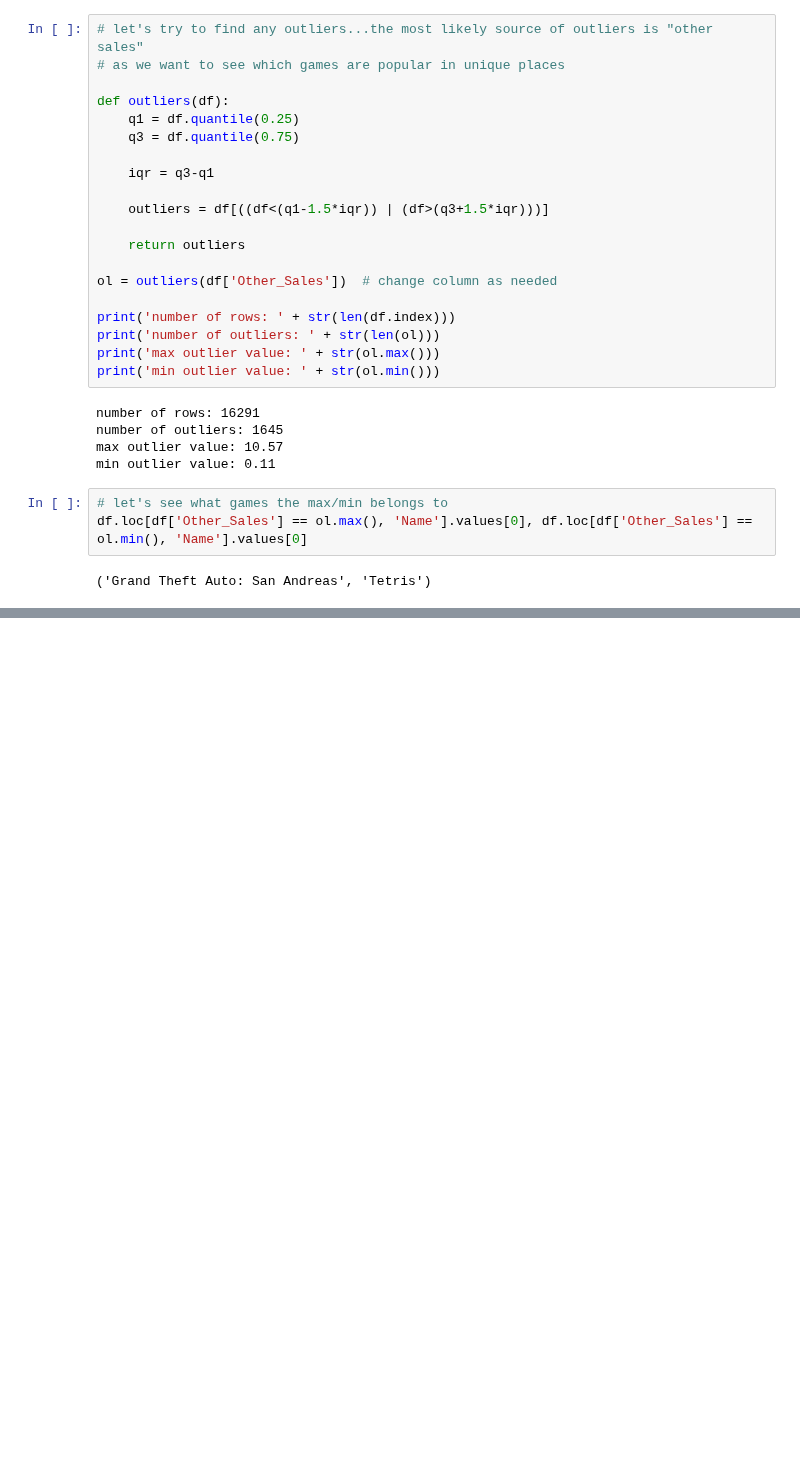
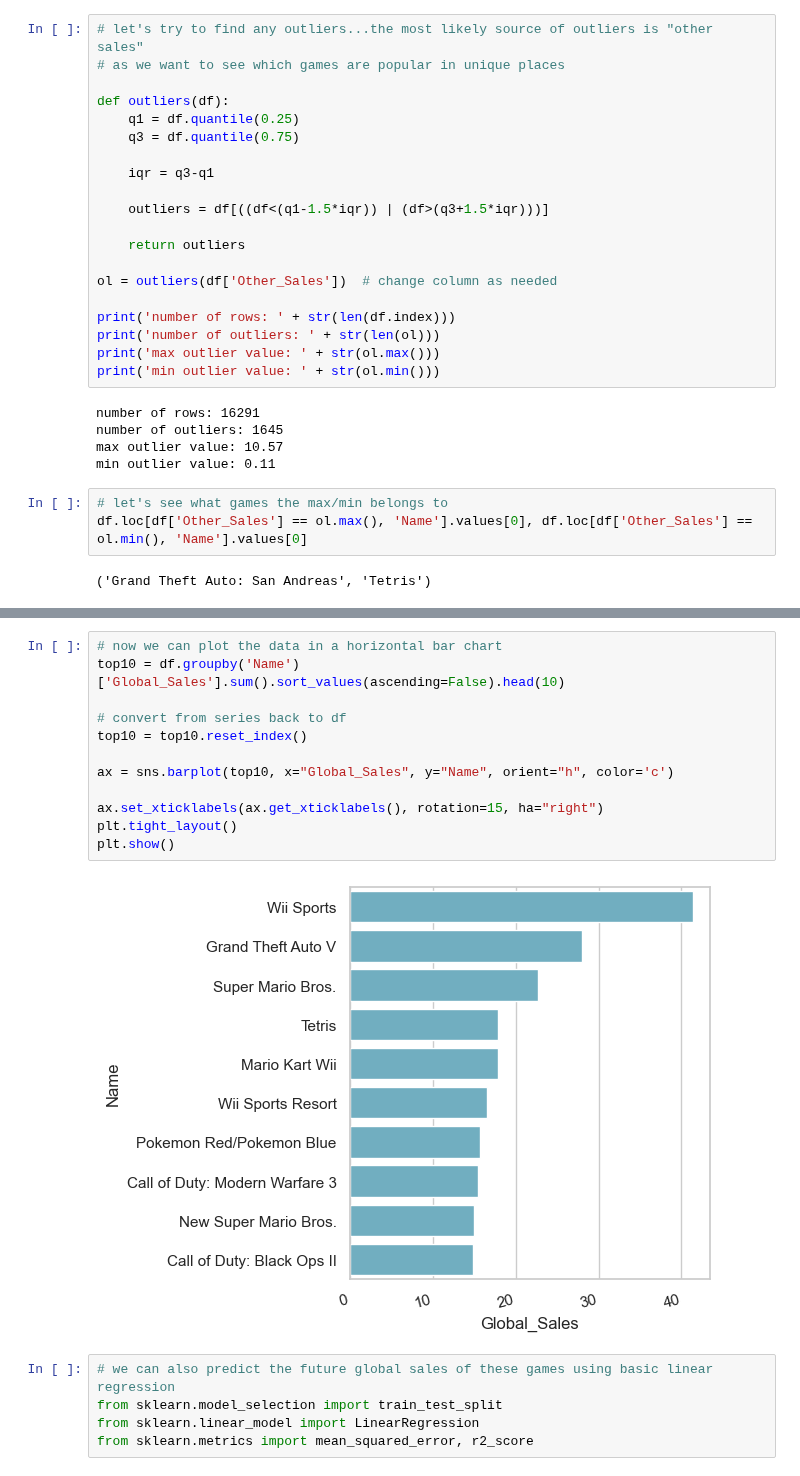
Before and after one commit to santsumetpong/ds_core, a Jupyter notebook: video_game_sales.ipynb, the cells around one changed output, grey strips where cells are left out. Cells and saved outputs as stored; diff of their text form; blank space fills up the shorter version.

```diff
--- a/video_game_sales.ipynb
+++ b/video_game_sales.ipynb
@@ -71,0 +114,19 @@ df.loc[df['Other_Sales'] == ol.max(), 'Name'].values[0], df.loc[df['Other_Sales'
+# %%
+# now we can plot the data in a horizontal bar chart
+top10 = df.groupby('Name')['Global_Sales'].sum().sort_values(ascending=False).head(10)
+
+# convert from series back to df
+top10 = top10.reset_index()
+
+ax = sns.barplot(top10, x="Global_Sales", y="Name", orient="h", color='c')
+
+ax.set_xticklabels(ax.get_xticklabels(), rotation=15, ha="right")
+plt.tight_layout()
+plt.show()
+# %% [output]
+[figure, added]
+# %%
+# we can also predict the future global sales of these games using basic linear regression
+from sklearn.model_selection import train_test_split
+from sklearn.linear_model import LinearRegression
+from sklearn.metrics import mean_squared_error, r2_score
```
Also changed, not shown: parts of 8 cells of this notebook.
